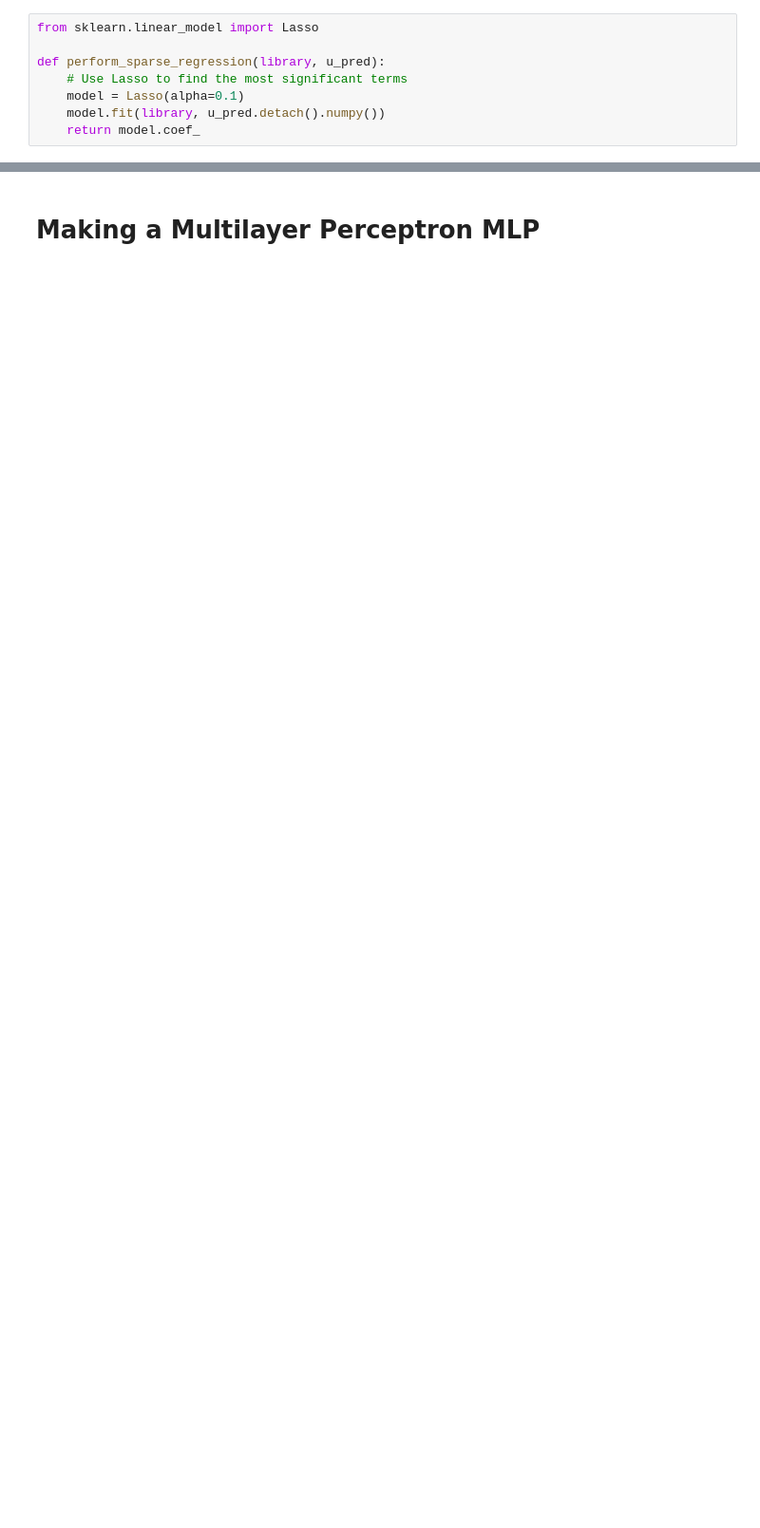
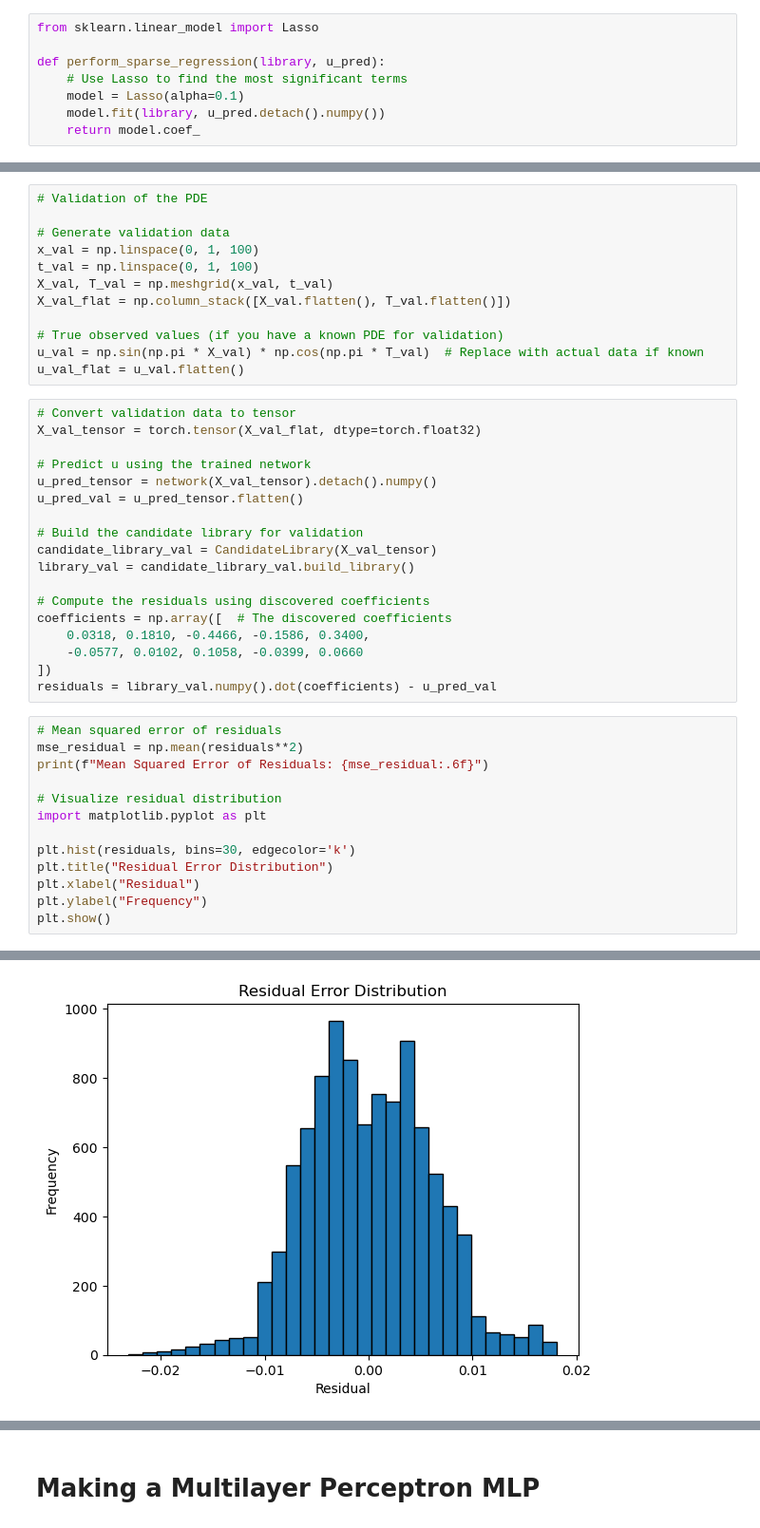
Before and after one commit to ChidiOkoene/EQUATION-DISCOVERY-in-ML, a Jupyter notebook: codes/PINN.ipynb, the cells around one changed output, grey strips where cells are left out. Shown at 95% size. Drawn from its saved outputs; the diff is of its cells as text; blank space fills up the shorter version.

```diff
--- a/codes/PINN.ipynb
+++ b/codes/PINN.ipynb
@@ -662,0 +683,44 @@ Discovered PDE: u_t =  0.0318 * 1 + 0.1810 * x + -0.4466 * t + -0.1586 * x^2 + 0
+# %%
+# Validation of the PDE
+
+# Generate validation data
+x_val = np.linspace(0, 1, 100)
+t_val = np.linspace(0, 1, 100)
+X_val, T_val = np.meshgrid(x_val, t_val)
+X_val_flat = np.column_stack([X_val.flatten(), T_val.flatten()])
+
+# True observed values (if you have a known PDE for validation)
+u_val = np.sin(np.pi * X_val) * np.cos(np.pi * T_val)  # Replace with actual data if known
+u_val_flat = u_val.flatten()
+# %%
+# Convert validation data to tensor
+X_val_tensor = torch.tensor(X_val_flat, dtype=torch.float32)
+
+# Predict u using the trained network
+u_pred_tensor = network(X_val_tensor).detach().numpy()
+u_pred_val = u_pred_tensor.flatten()
+
+# Build the candidate library for validation
+candidate_library_val = CandidateLibrary(X_val_tensor)
+library_val = candidate_library_val.build_library()
+
+# Compute the residuals using discovered coefficients
+coefficients = np.array([  # The discovered coefficients
+    0.0318, 0.1810, -0.4466, -0.1586, 0.3400,
+    -0.0577, 0.0102, 0.1058, -0.0399, 0.0660
+])
+residuals = library_val.numpy().dot(coefficients) - u_pred_val
+# %%
+# Mean squared error of residuals
+mse_residual = np.mean(residuals**2)
+print(f"Mean Squared Error of Residuals: {mse_residual:.6f}")
+
+# Visualize residual distribution
+import matplotlib.pyplot as plt
+
+plt.hist(residuals, bins=30, edgecolor='k')
+plt.title("Residual Error Distribution")
+plt.xlabel("Residual")
+plt.ylabel("Frequency")
+plt.show()
+# %% [output]
@@ -662,0 +728 @@ Discovered PDE: u_t =  0.0318 * 1 + 0.1810 * x + -0.4466 * t + -0.1586 * x^2 + 0
+[figure, added]
```
Also changed, not shown: parts of 20 cells of this notebook, 1 other file.
